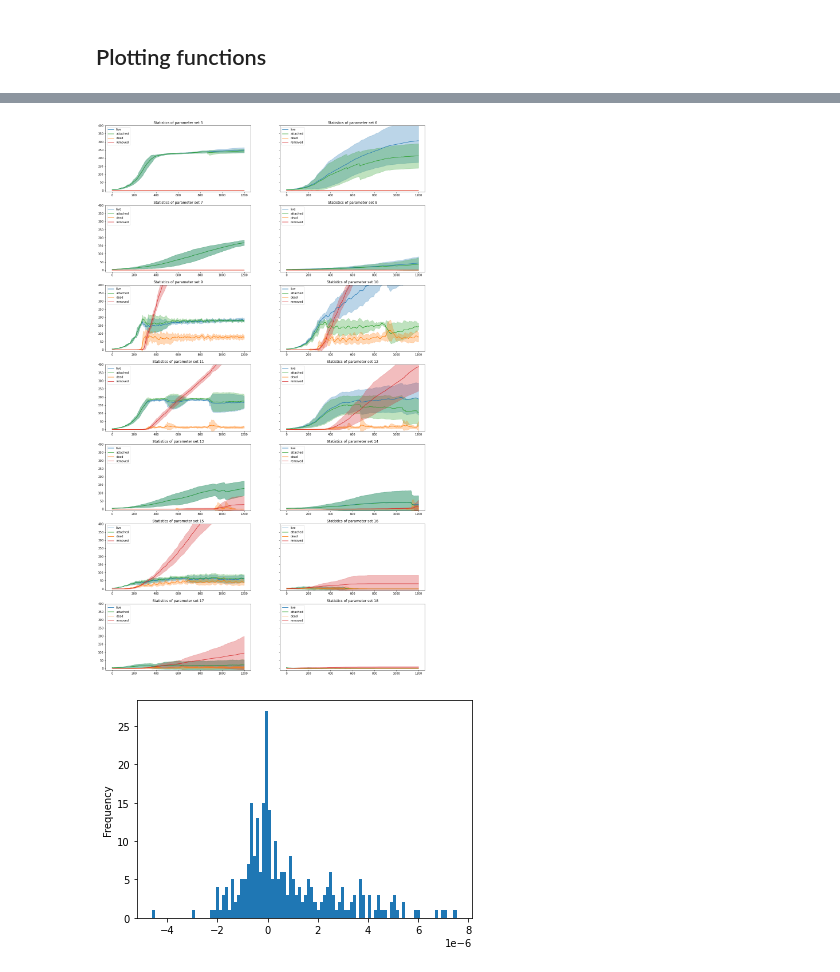
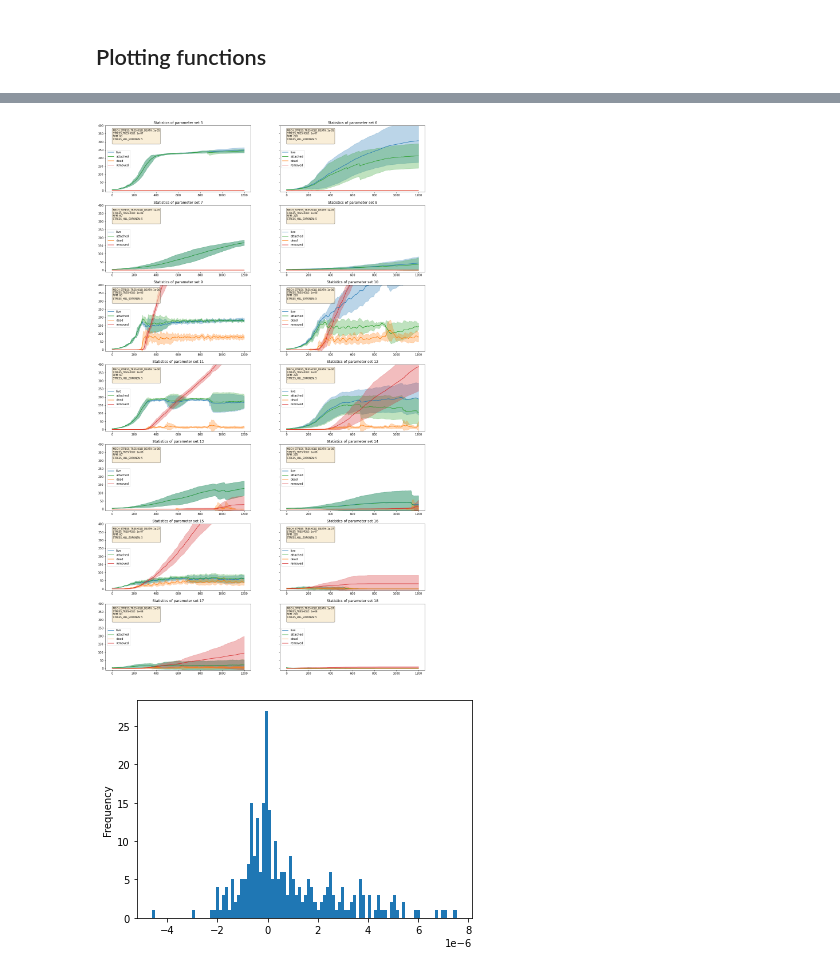
Before and after one commit to TheCMMC/biocellion-tools, a Jupyter notebook: biocellion_output_plotting.ipynb, the cells around one changed output, grey strips where cells are left out. Saved outputs shown, nothing was run; the diff lists cells and outputs as text; code cells hidden in the pictures.

```diff
--- a/biocellion_output_plotting.ipynb
+++ b/biocellion_output_plotting.ipynb
@@ -24,8 +24,10 @@ FIG_FOLDER = Path("./figures")
 # %%
 ABM_ONLY_DATA_FOLDER = DATA_FOLDER / "PLOSone_ABM-only-microcarrier"
 ABM_ONLY_MODEL_FOLDER = MODEL_FOLDER / "ABM-only-microcarriers"
+ABM_ONLY_PAR_FILENAME = ABM_ONLY_MODEL_FOLDER / "Parameters-ABM-Only.csv"
 
 ABM_CFD_DATA_FOLDER = DATA_FOLDER / "PLOSone_ABM-CFD-microcarrier"
 ABM_CFD_MODEL_FOLDER = MODEL_FOLDER / "ABM-microcarriers"
+ABM_CFD_PAR_FILENAME = ABM_CFD_MODEL_FOLDER / "Parameters-ABM-CFD.csv"
 # %%
 COLOR_DICT={'live': '#1f77b4', 'attached': '#2ca02c', 'dead': '#ff7f0e', 'removed': '#d62728'}
@@ -32,6 +36,6 @@ COLOR_DICT={'live': '#1f77b4', 'attached': '#2ca02c', 'dead': '#ff7f0e', 'remove
 # %%
 def read_parameter_file(filename):
-    par_df = pd.read_csv(filename, index_col=0, header=2, skiprows=range(3,9), usecols=(lambda x: x not in str(list(range(11)))))
+    par_df = pd.read_csv(filename, index_col=0, header=2, skiprows=range(3,7), usecols=(lambda x: x not in str(list(range(11)))))
     return par_df
 
 def read_summary_file(par_id, trial, data_folder, states=["live", "attached", "dead", "removed"]):
@@ -78,31 +82,41 @@ def plot_trials(par_id, data_folder, trials=range(1,11), states=["live", "attach
     if legend:
         legend = ax.legend(loc='upper left')
     for trial in trials:
-        par_set[trial].plot(ax=ax, alpha=.5, legend=legend, color=color_dict)
+        par_set[trial].plot(ax=ax, alpha=.5, legend=legend, color=COLOR_DICT)
         ax.set_prop_cycle(None)
         legend=None
 
 
 
-def plot_stats(par_id, data_folder, states=["live", "attached", "dead", "removed"], ax=None, legend=True):
+def plot_stats(par_id, data_folder, states=["live", "attached", "dead", "removed"], ax=None, legend=True, par_box=False):
     if ax==None:
         fig, ax = plt.subplots()
     par_set = load_parameter_set(par_id, data_folder, states=states)
     means, stds = compute_statistics(par_set)
     under_line     = (means-stds)
     over_line      = (means+stds)
-    means.plot(ax=ax, label=means.columns, color=color_dict)
+    means.plot(ax=ax, label=means.columns, color=COLOR_DICT)
+
     for state in states:
         ax.fill_between(stds.index, under_line[state], over_line[state], alpha=.3, color=COLOR_DICT[state])
     ax.title.set_text(f"Statistics of parameter set {par_id}" )
+
     if legend:
-        ax.legend(loc='upper left')
+        ax.legend(loc='center left')
 
-def plot_compare_rpms(par_ids, data_folder, states=["live", "attached", "dead", "removed"], ylim=[None,None]):
+    if par_box:
+        par_df = read_parameter_file(ABM_CFD_PAR_FILENAME)
+        par_str = ""
+        props = dict(boxstyle='round', facecolor='wheat', alpha=0.5)
+        for par in par_df.columns:
+            par_str += f"{par}: {par_df.at[par_id, par]}\n"
+        ax.text(0.05, 0.95, par_str, transform=ax.transAxes, verticalalignment='top', bbox=props, size=8)
+
+def plot_compare_rpms(par_ids, data_folder, states=["live", "attached", "dead", "removed"], ylim=[None,None], par_box=False):
     prows = math.ceil(len(par_ids)/2)
     fig, axs = plt.subplots(prows, 2, figsize=(20, 5*prows), sharey="row")
     axs=axs.flatten()
     for i, par_id in enumerate(par_ids):
-        plot_stats(par_id, data_folder, ax=axs[i], states=states)
+        plot_stats(par_id, data_folder, ax=axs[i], states=states, par_box=par_box)
         axs[i].set_ylim(ylim)
     plt.savefig(FIG_FOLDER / f"compare_rpms_parid_{par_ids[0]}-{par_ids[-1]}.png")
@@ -129,7 +134,7 @@ for i in range(5,7):
 # %%
-plot_compare_rpms(range(5,19), ABM_CFD_DATA_FOLDER, states=["live", "attached", "dead", "removed"], ylim=[-10,400])
+plot_compare_rpms(range(5,19), ABM_CFD_DATA_FOLDER, states=["live", "attached", "dead", "removed"], ylim=[-10,400], par_box=True)
 # %% [output]
-[figure, old version]
+[figure, new version]
 # %%
 from paraview import servermanager as sm
 from paraview.vtk.numpy_interface import dataset_adapter as dsa
```
Also changed, not shown: parts of 8 cells of this notebook.
